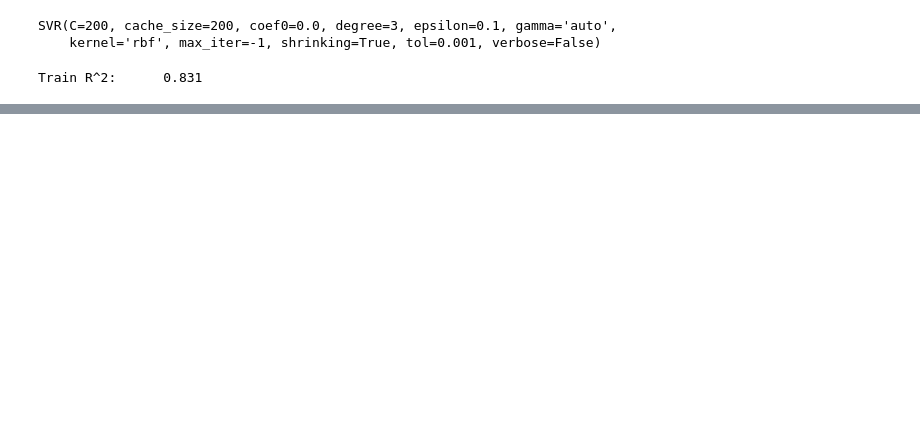
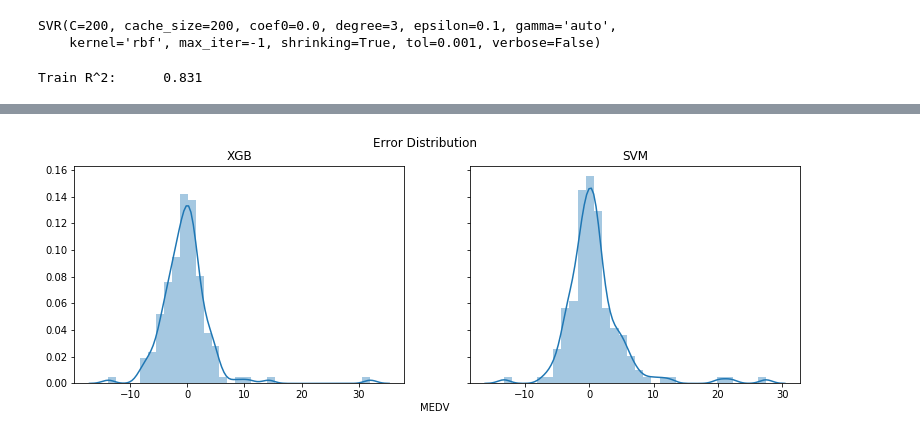
Before and after one commit to FerranDonoso/01-20-Boston-Dataset, a Jupyter notebook: Boston_House_Prices.ipynb, the cells around one changed output, grey strips where cells are left out. Saved outputs shown, nothing was run; the diff lists cells and outputs as text; code cells hidden in the pictures; blank space fills up the shorter version.

```diff
--- a/Boston_House_Prices.ipynb
+++ b/Boston_House_Prices.ipynb
@@ -395,0 +384,13 @@ R^2:    0.726
+# %%
+fig, (Distr_XGB, Distr_SVM) = plt.subplots(ncols = 2, sharey = True, figsize = (13, 4))
+sn.distplot(errors, bins = "auto", ax = Distr_XGB)
+Distr_XGB.set_title("XGB")
+Distr_XGB.set_xlabel("")
+sn.distplot(errors1, bins = "auto", ax = Distr_SVM)
+Distr_SVM.set_title("SVM")
+Distr_SVM.set_xlabel("")
+fig.suptitle("Error Distribution")
+fig.text(0.51, 0.03, "MEDV", ha = "center")
+plt.show()
+# %% [output]
+[figure, added]
```
Also changed, not shown: parts of 16 cells of this notebook.
